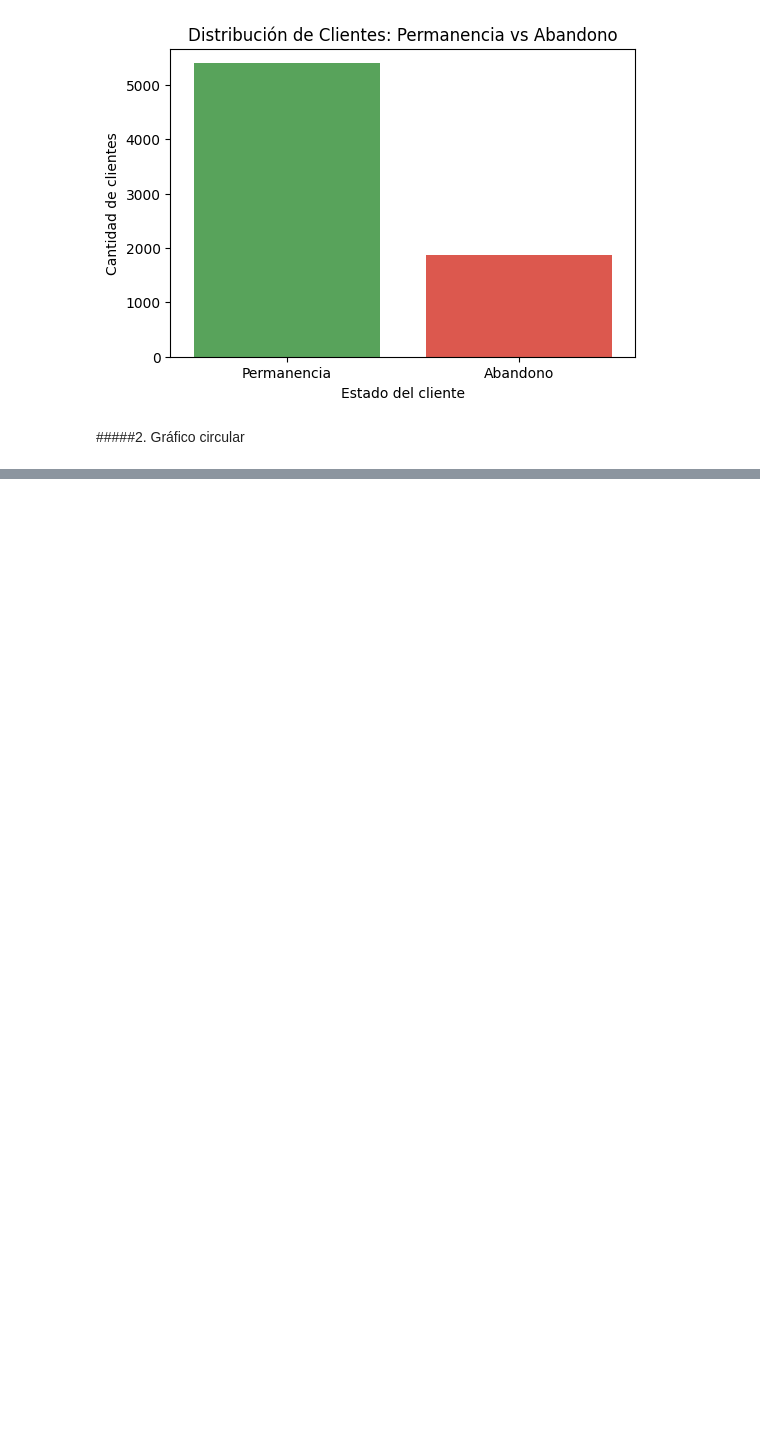
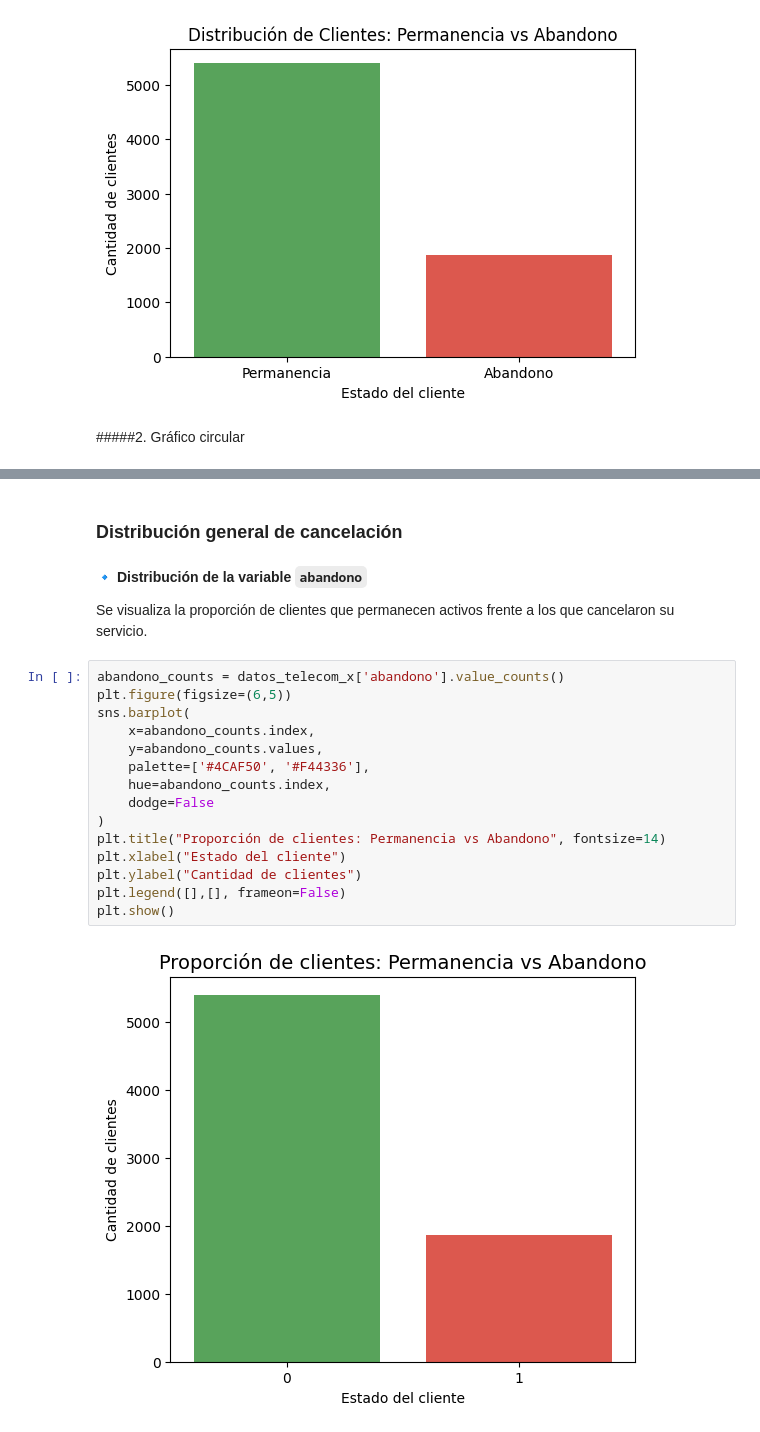
Before and after one commit to MattLudu/Challeng_TelecomX_Latam, a Jupyter notebook: TelecomX_LATAM.ipynb, the cells around one changed output, grey strips where cells are left out. Drawn from its saved outputs; the diff is of its cells as text; blank space fills up the shorter version.

```diff
--- a/TelecomX_LATAM.ipynb
+++ b/TelecomX_LATAM.ipynb
@@ -561,0 +622,23 @@ fig.show()
+# %% [markdown]
+### Distribución general de cancelación
+# %% [markdown]
+🔹 **Distribución de la variable `abandono`**
+
+Se visualiza la proporción de clientes que permanecen activos frente a los que cancelaron su servicio.
+# %%
+abandono_counts = datos_telecom_x['abandono'].value_counts()
+plt.figure(figsize=(6,5))
+sns.barplot(
+    x=abandono_counts.index,
+    y=abandono_counts.values,
+    palette=['#4CAF50', '#F44336'],
+    hue=abandono_counts.index,
+    dodge=False
+)
+plt.title("Proporción de clientes: Permanencia vs Abandono", fontsize=14)
+plt.xlabel("Estado del cliente")
+plt.ylabel("Cantidad de clientes")
+plt.legend([],[], frameon=False)
+plt.show()
+# %% [output]
+[figure, added]
```
Also changed, not shown: parts of 22 cells of this notebook.
